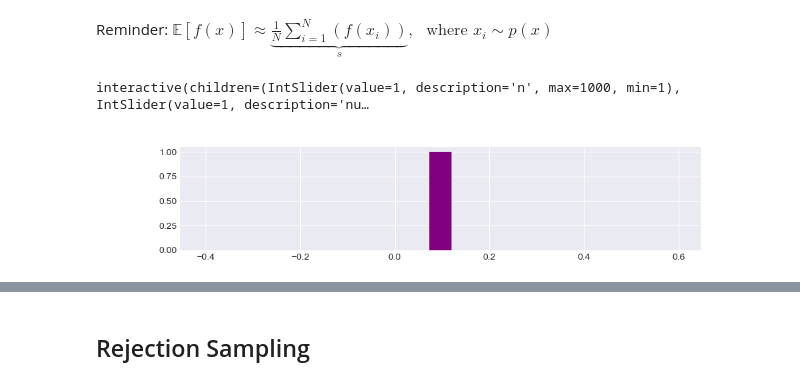
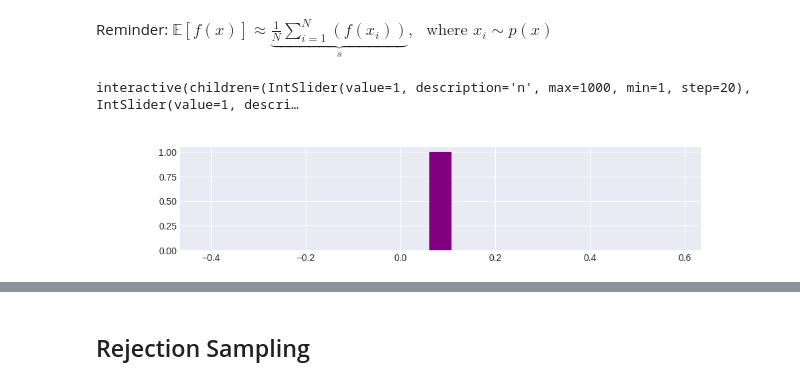
Before and after one commit to f-ilic/cib_seminar, a Jupyter notebook: overview.ipynb, the cells around one changed output, grey strips where cells are left out. Cells and saved outputs as stored; diff of their text form; code cells hidden in the pictures.

```diff
--- a/overview.ipynb
+++ b/overview.ipynb
@@ -209,35 +207,35 @@ def central_limit_expectation():
     sig = [functional_sig(x) for x in xs]
 
     pdf = gaussian1 + gaussian2
     cdf = np.cumsum(pdf)
 
 
-    @widgets.interact(n=(1, num_samples, 1),num_avgs=(1, num_averages, 1))
-    def update(n = 1, num_avgs=1):
+    @widgets.interact(n=(1, num_samples, 20),s=(1, num_averages, 10))
+    def update(n = 1, s=1):
         ax0.clear();
 
         averages = []
-        for i in range(num_avgs):
+        for i in range(s):
             rands = np.random.uniform(low=0, high=cdf.max(), size=num_samples)
 
             if n != 0:
                 x_pt = []
                 y_pt = []
                 random_samples = rands[:n]
                 for i in list(random_samples):
                     closest_intercept = (np.abs(cdf - i)).argmin()
                     value = cdf[closest_intercept]
                     xval = xs[closest_intercept]
                     x_pt.append(xval)
                     y_pt.append(value)
 
                 list_pfs = []
                 for x,y in zip(x_pt, y_pt):
                     list_pfs.append(functional_sig(x))
             averages.append(np.array(list_pfs).mean())
 
         ax0.hist(averages, bins=21, color='purple')
 central_limit_expectation()
 # %% [output]
-interactive(children=(IntSlider(value=1, description='n', max=1000, min=1), IntSlider(value=1, description='nu…
+interactive(children=(IntSlider(value=1, description='n', max=1000, min=1, step=20), IntSlider(value=1, descri…
-[figure, old version]
+[figure, new version]
```
Also changed, not shown: parts of 11 cells of this notebook.
